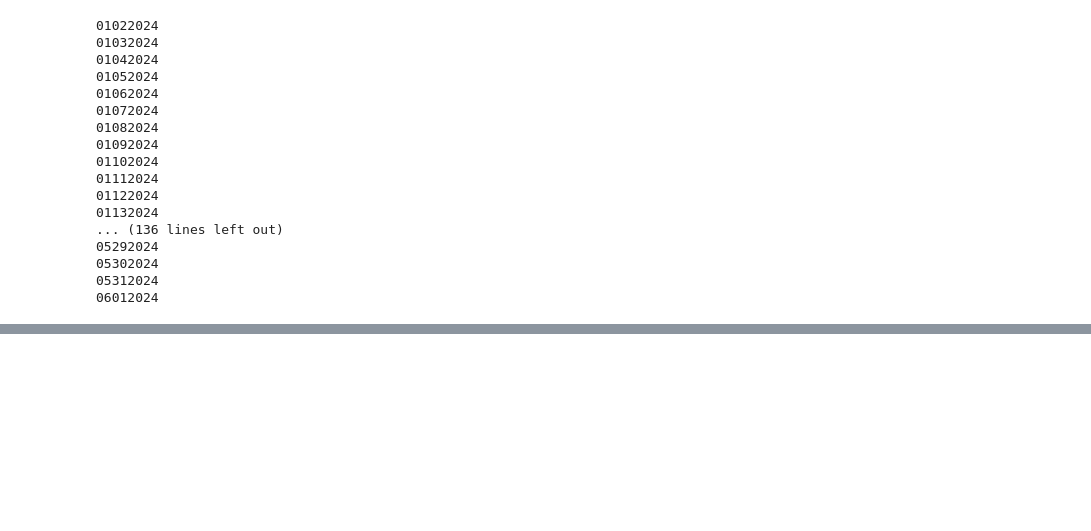
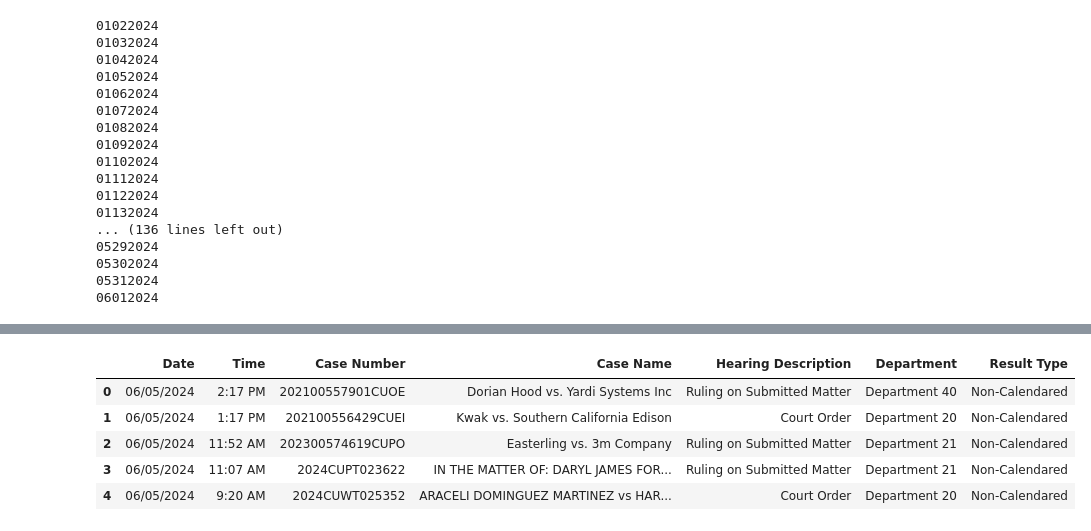
Before and after one commit to OhOmah/WebScrape, a Jupyter notebook: scraper-playground.ipynb, the cells around one changed output, grey strips where cells are left out. Drawn from its saved outputs; the diff is of its cells as text; code cells hidden in the pictures; blank space fills up the shorter version.

```diff
--- a/scraper-playground.ipynb
+++ b/scraper-playground.ipynb
@@ -138,0 +268,9 @@ for date in formatted_dates:
+# %%
+df.head()
+# %% [output]
+|  | Date | Time | Case Number | Case Name | Hearing Description | Department | Result Type |
+| 0 | 06/05/2024 | 2:17 PM | 202100557901CUOE | Dorian Hood vs. Yardi Systems Inc | Ruling on Submitted Matter | Department 40 | Non-Calendared |
+| 1 | 06/05/2024 | 1:17 PM | 202100556429CUEI | Kwak vs. Southern California Edison | Court Order | Department 20 | Non-Calendared |
+| 2 | 06/05/2024 | 11:52 AM | 202300574619CUPO | Easterling vs. 3m Company | Ruling on Submitted Matter | Department 21 | Non-Calendared |
+| 3 | 06/05/2024 | 11:07 AM | 2024CUPT023622 | IN THE MATTER OF: DARYL JAMES FOR... | Ruling on Submitted Matter | Department 21 | Non-Calendared |
+| 4 | 06/05/2024 | 9:20 AM | 2024CUWT025352 | ARACELI DOMINGUEZ MARTINEZ vs HAR... | Court Order | Department 20 | Non-Calendared |
```
Also changed, not shown: parts of 3 cells of this notebook, 3 other files.
